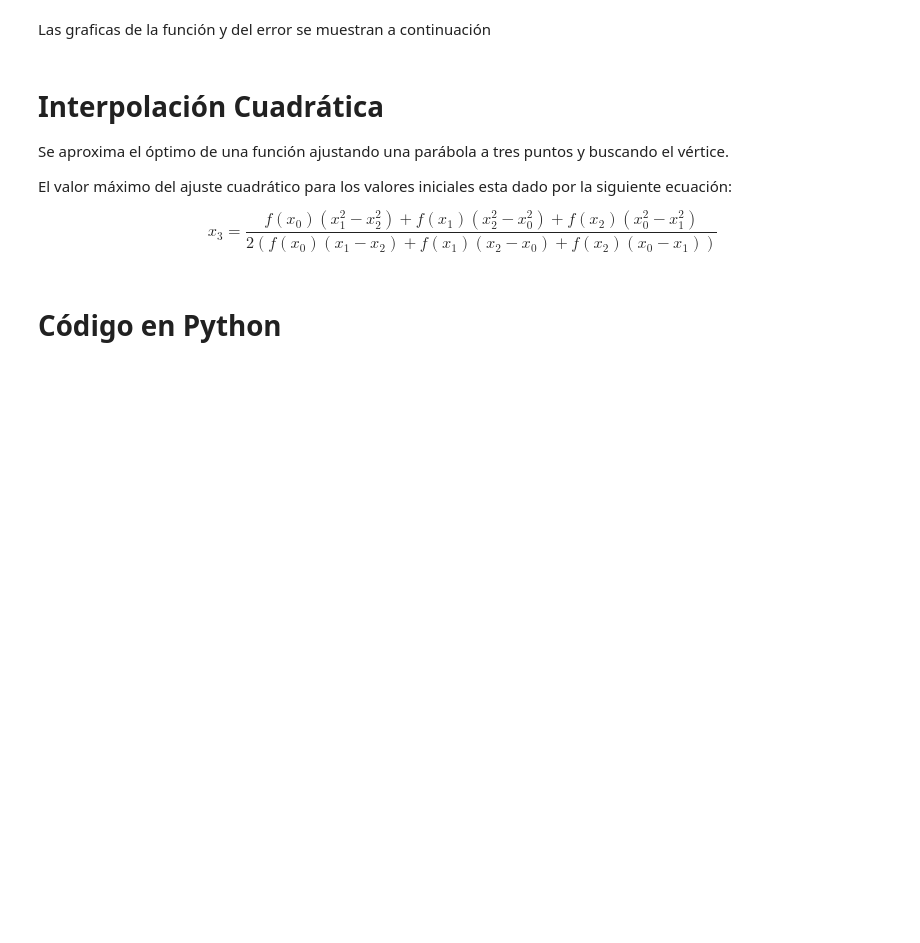
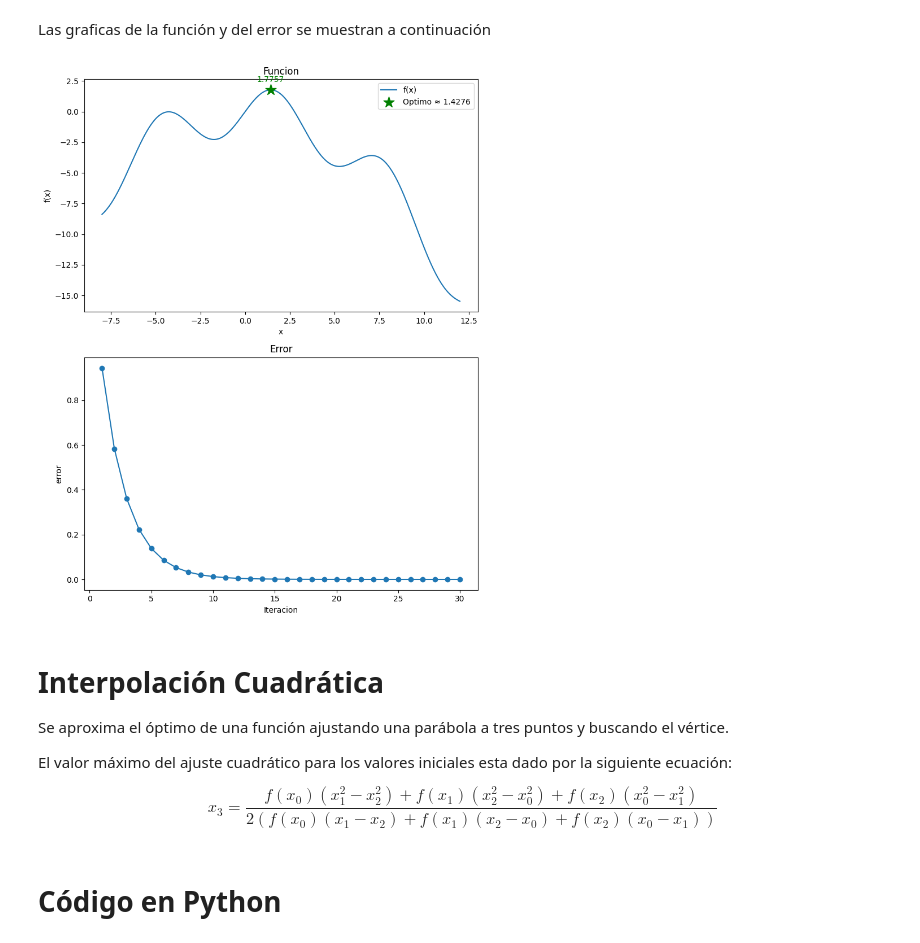
Before and after one commit to Dorian88/Optimizacion, a Jupyter notebook: NB1/Implementación_de_Métodos_numéricos.ipynb, the cells around one changed output. Cells and saved outputs as stored; diff of their text form; code cells hidden in the pictures; blank space fills up the shorter version.

```diff
--- a/NB1/Implementación_de_Métodos_numéricos.ipynb
+++ b/NB1/Implementación_de_Métodos_numéricos.ipynb
@@ -287,19 +326,13 @@ Los pasos a seguir para ejecutar el método son los siguientes:
 # %% [markdown]
 # Código en Python
 # %%
-import math
-import matplotlib.pyplot as plt
-import numpy as np
-
 def razonDorada(f, xl, xu, tol = 1e-6, maxIter = 100, mode = "min"):
     phi = 0.618 # Razon Dorada
 
     errores = [] # Lista para graficar el error
     puntosX = [] # Puntos candidatos de cada iteracion
     puntosY = []
-
-    # Encabezado de la tabla
-    print(f"{'Iter':<5}{'xl':<12}{'xu':<12}{'d':<12}{'x1':<12}{'x2':<12}{'f(x1)':<12}{'f(x2)':<12}{'Error':<12}")
+    data = []
 
     for i in range(1, maxIter + 1):
         # Cálculo de los puntos en cada iteración
@@ -317,7 +350,7 @@ def razonDorada(f, xl, xu, tol = 1e-6, maxIter = 100, mode = "min"):
         errores.append(error)
 
         # Mostrar fila de la tabla
-        print(f"{i:<5}{xl:<12.6}{xu:<12.6}{d:<12.6}{x1:<12.6}{x2:<12.6}{f1:<12.6}{f2:<12.6}{error:<12.6}")
+        data.append([i, xl, xu, d, x1, x2, f1, f2, error])
 
         if error < tol:
             break
@@ -332,7 +365,9 @@ def razonDorada(f, xl, xu, tol = 1e-6, maxIter = 100, mode = "min"):
             if f2 < f1:
                 xu = x1
             else:
-                xu = x1
+                xl = x2
+    df = pd.DataFrame(data, columns = ["iter", "xl", "xu", "d", "x1", "x2", "f(x1)", "f(x2)", "Error"])
+    display(df)
 
     x_opt = (xl + xu)/2
     f_opt = f(x_opt)
@@ -365,36 +424,31 @@ if __name__ == "__main__":
 # %% [markdown]
 Las graficas de la función y del error se muestran a continuación
 # %%
-#*********
-    # Graficas
-    #*********
-    fig, axs = plt.subplots(2, 1, figsize = (8, 10))
+fig, axs = plt.subplots(2, 1, figsize = (8, 10))
 
-    # Grafica de la funcion
-    margen = (xu - xl) * 2
-    X = np.linspace(xl - margen, xu + margen, 800)
-    Y = [f(x) for x in X]
+# Grafica de la funcion
+margen = (xu - xl) * 2
+X = np.linspace(xl - margen, xu + margen, 800)
+Y = [f(x) for x in X]
 
-    axs[0].plot(X, Y, label = "f(x)")
-    axs[0].scatter(x_opt, f_opt, color="green", marker="*", s=200,
-                   zorder=5, label=f"Optimo ≈ {x_opt:.4f}")
-    axs[0].annotate(f"{f_opt:.4f}", (x_opt, f_opt), textcoords="offset points",
-                    xytext=(0, 10), ha="center", color="green")
-    #axs[0].scatter(x_opt, f_opt, color = "red", zorder = 5, label=f"Optimo ({x_opt:.4f}, {f_opt:.4f})")
-    #axs[0].annotate(f"{f_opt:.4f}", (x_opt, f_opt), textcoords="offset points", xytext=(0, 10), ha="center", color="red")
-    axs[0].set_title("Funcion")
-    axs[0].set_xlabel("x")
-    axs[0].set_ylabel("f(x)")
-    axs[0].legend()
+axs[0].plot(X, Y, label = "f(x)")
+axs[0].scatter(x_opt, f_opt, color="green", marker="*", s=200, zorder=5, label=f"Optimo ≈ {x_opt:.4f}")
+axs[0].annotate(f"{f_opt:.4f}", (x_opt, f_opt), textcoords="offset points", xytext=(0, 10), ha="center", color="green")
+axs[0].set_title("Funcion")
+axs[0].set_xlabel("x")
+axs[0].set_ylabel("f(x)")
+axs[0].legend()
 
-    # Grafica del error
-    axs[1].plot(range(1, len(errores) + 1), errores, marker = "o")
-    axs[1].set_title("Error")
-    axs[1].set_xlabel("Iteracion")
-    axs[1].set_ylabel("error")
+# Grafica del error
+axs[1].plot(range(1, len(errores) + 1), errores, marker = "o")
+axs[1].set_title("Error")
+axs[1].set_xlabel("Iteracion")
+axs[1].set_ylabel("error")
 
-    plt.tight_layout()
-    plt.show()
+plt.tight_layout()
+plt.show()
+# %% [output]
+[figure, added]
 # %% [markdown]
 # Interpolación Cuadrática
 
```
Also changed, not shown: parts of 19 cells of this notebook.
